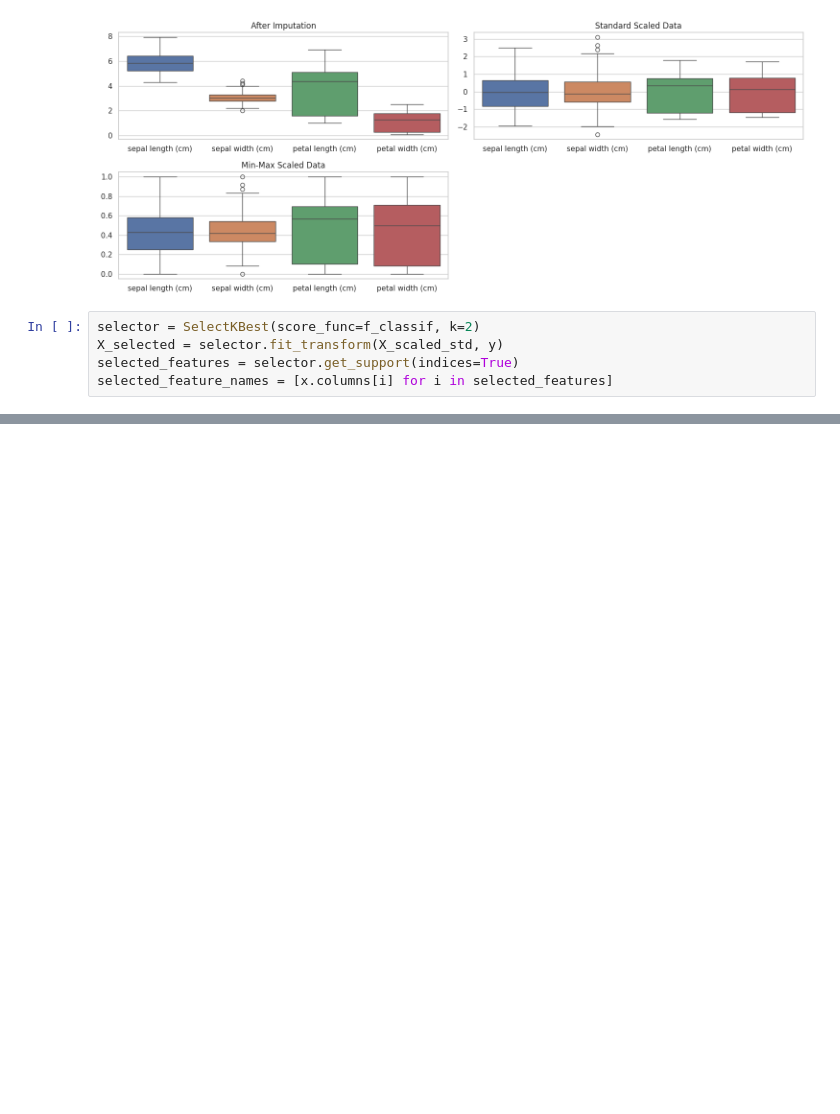
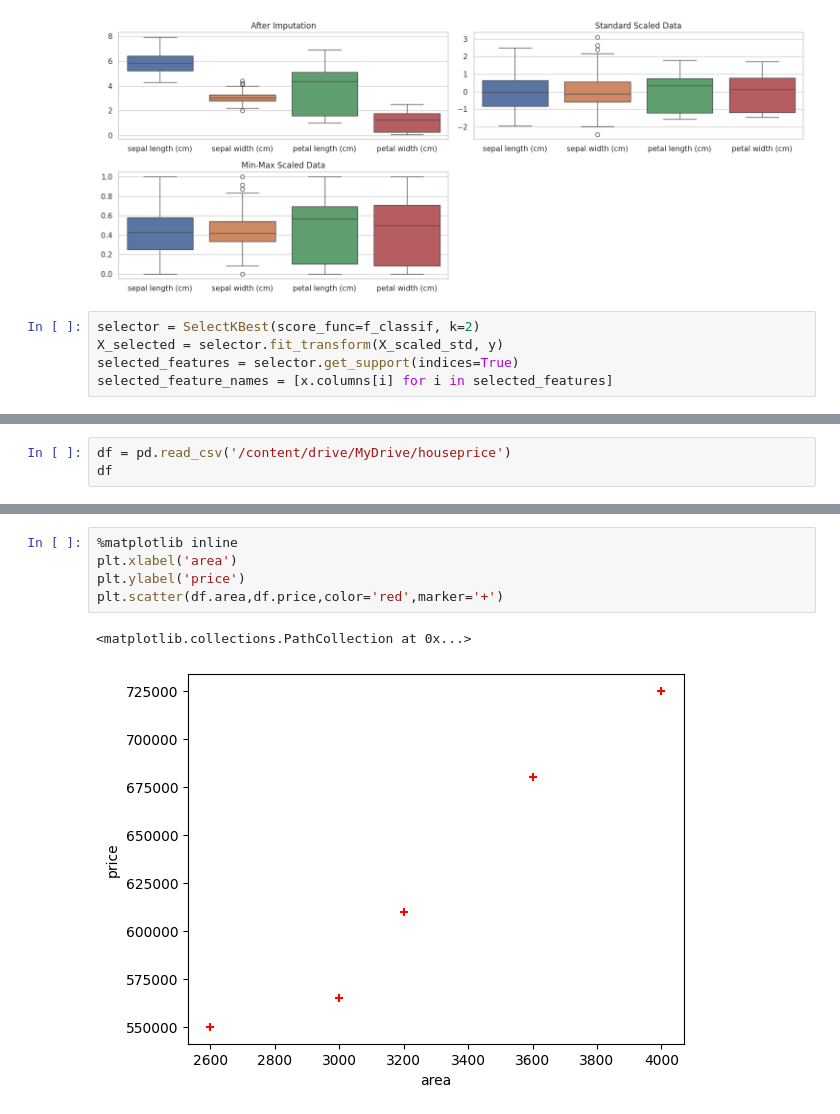
Before and after one commit to ArpitAwasthi2411/Machine-Learning, a Jupyter notebook: MachineLearningLab.ipynb, the cells around one changed output, grey strips where cells are left out. Saved outputs shown, nothing was run; the diff lists cells and outputs as text; blank space fills up the shorter version.

```diff
--- a/MachineLearningLab.ipynb
+++ b/MachineLearningLab.ipynb
@@ -155,0 +240,3 @@ selected_feature_names = [x.columns[i] for i in selected_features]
+# %%
+df = pd.read_csv('/content/drive/MyDrive/houseprice')
+df
@@ -155,0 +250,8 @@ selected_feature_names = [x.columns[i] for i in selected_features]
+# %%
+%matplotlib inline
+plt.xlabel('area')
+plt.ylabel('price')
+plt.scatter(df.area,df.price,color='red',marker='+')
+# %% [output]
+<matplotlib.collections.PathCollection at 0x...>
+[figure, added]
```
Also changed, not shown: parts of 43 cells of this notebook.
